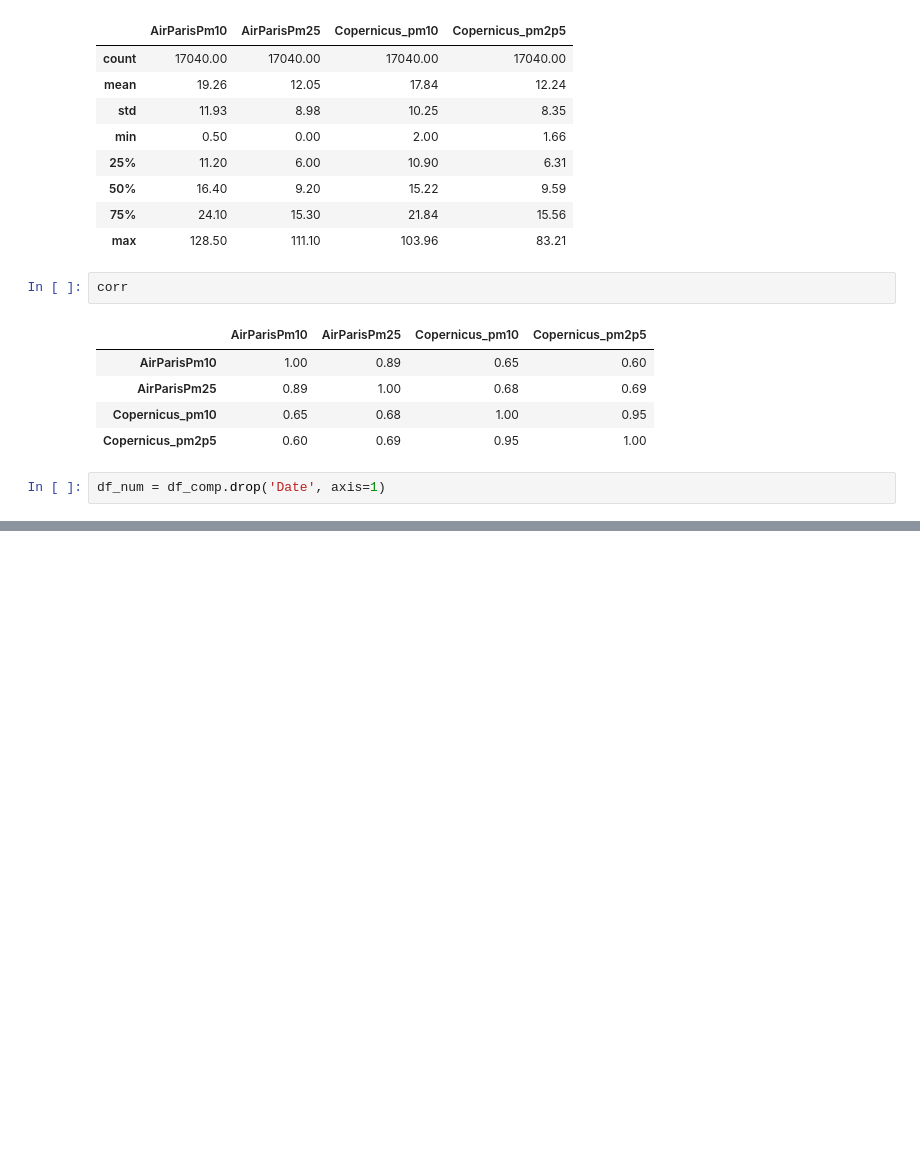
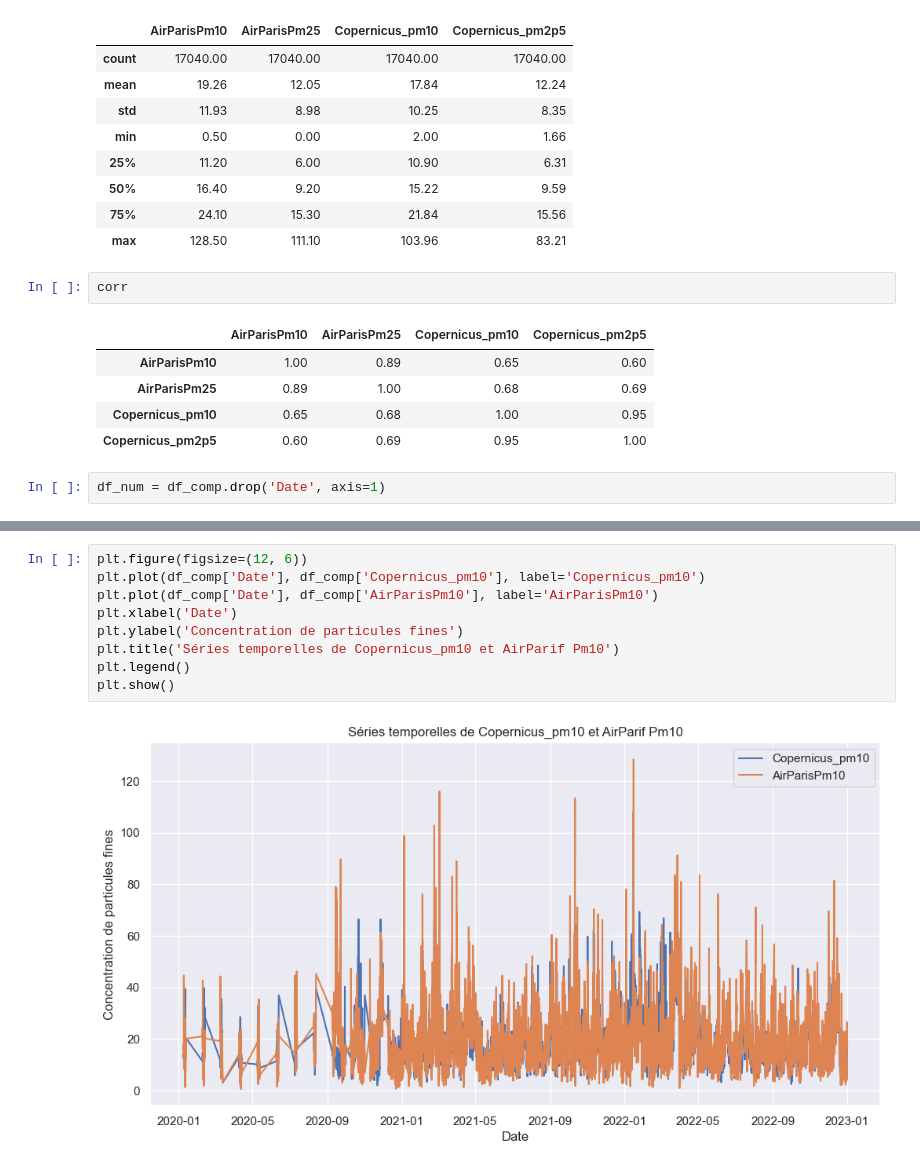
Before and after one commit to M99Zayn/Projet-Copernicus, a Jupyter notebook: Copernicus_AirParif_EDA.ipynb, the cells around one changed output, grey strips where cells are left out. Saved outputs shown, nothing was run; the diff lists cells and outputs as text; blank space fills up the shorter version.

```diff
--- a/Copernicus_AirParif_EDA.ipynb
+++ b/Copernicus_AirParif_EDA.ipynb
@@ -620,0 +525,11 @@ Nous aurions pu choisir la zone la plus proche de la notre en latitude et longit
+# %%
+plt.figure(figsize=(12, 6))
+plt.plot(df_comp['Date'], df_comp['Copernicus_pm10'], label='Copernicus_pm10')
+plt.plot(df_comp['Date'], df_comp['AirParisPm10'], label='AirParisPm10')
+plt.xlabel('Date')
+plt.ylabel('Concentration de particules fines')
+plt.title('Séries temporelles de Copernicus_pm10 et AirParif Pm10')
+plt.legend()
+plt.show()
+# %% [output]
+[figure, added]
```
Also changed, not shown: parts of 27 cells of this notebook, 1 other file.
